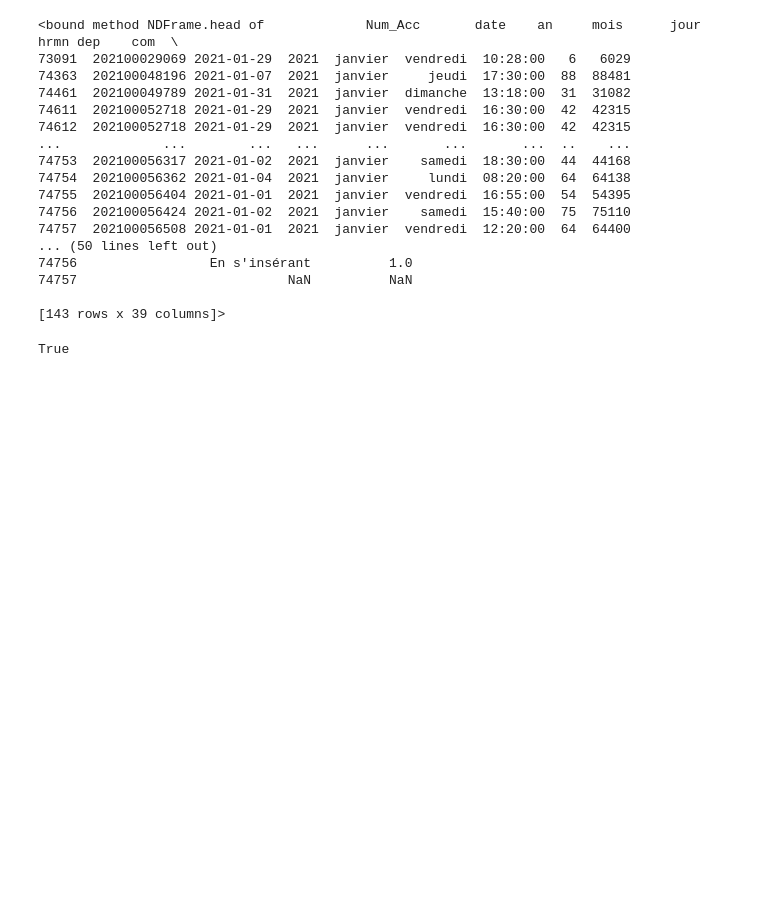
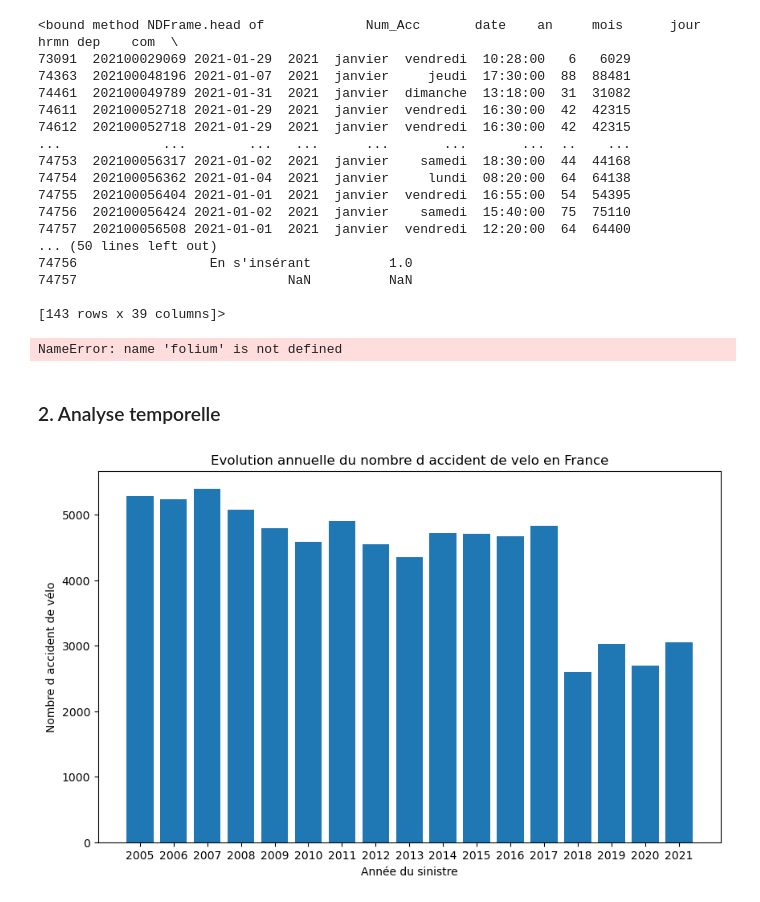
Before and after one commit to LeaBarreau/Data_visualisation, a Jupyter notebook: Notebook.ipynb, the cells around one changed output. Cells and saved outputs as stored; diff of their text form; code cells hidden in the pictures; blank space fills up the shorter version.

```diff
--- a/Notebook.ipynb
+++ b/Notebook.ipynb
@@ -113,0 +82,6 @@ data.head(5)
+# %%
+# Récupration des données dans un DataFrame
+
+data = pd.read_excel("accidentsVelo.xlsx", decimal=",")
+# data = pandas.read_excel(r"C:\Users\laura\OneDrive\Bureau\ISUP\Data Visualisation\accidentsVelo.xlsx", decimal=",")
+data.head(5) # Affichage des premières lignes de la base
@@ -166,4 +156,4 @@ m.save('carte_accidents_velo.html')
 import webbrowser
 webbrowser.open('carte_accidents_velo.html')
 # %% [output]
-True
+NameError: name 'folium' is not defined
@@ -169,0 +163,20 @@ True
+# %% [markdown]
+### 2. Analyse temporelle
+# %%
+# Compter le nombre d'accident par an
+acc_an = data['an'].value_counts().reset_index()
+acc_an.columns = ['annee', 'nombre_accidents']
+
+# affichage du nombre d'accident par an
+plt.figure(figsize=(10, 6))
+
+plt.bar(acc_an['annee'], acc_an['nombre_accidents'])
+plt.xlabel('Année du sinistre')
+plt.ylabel('Nombre d accident de vélo')
+plt.xticks(acc_an['annee'])
+plt.title('Evolution annuelle du nombre d accident de velo en France')
+plt.show()
+
+# Nombre de sinistres divisé par 2 à partir de 2018, impact du Covid?
+# %% [output]
+[figure, added]
```
Also changed, not shown: parts of 20 cells of this notebook, 2 other files.
